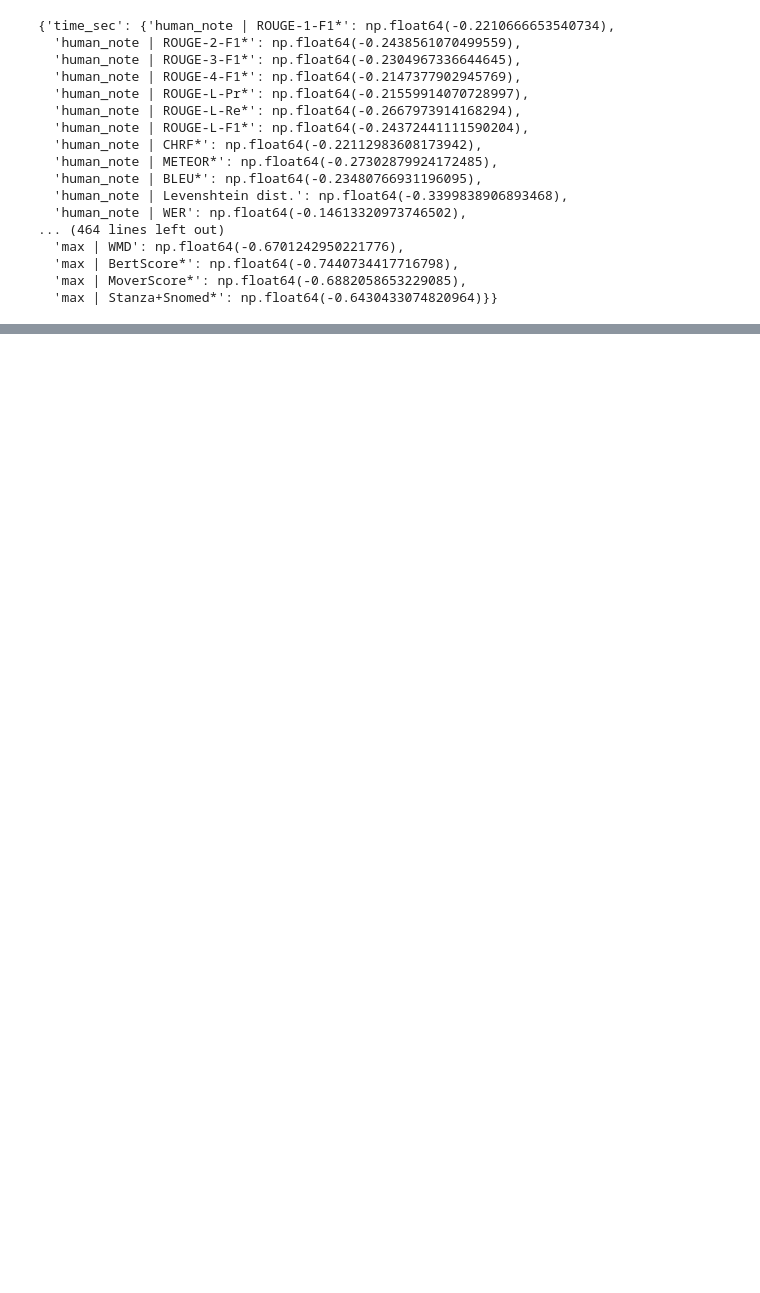
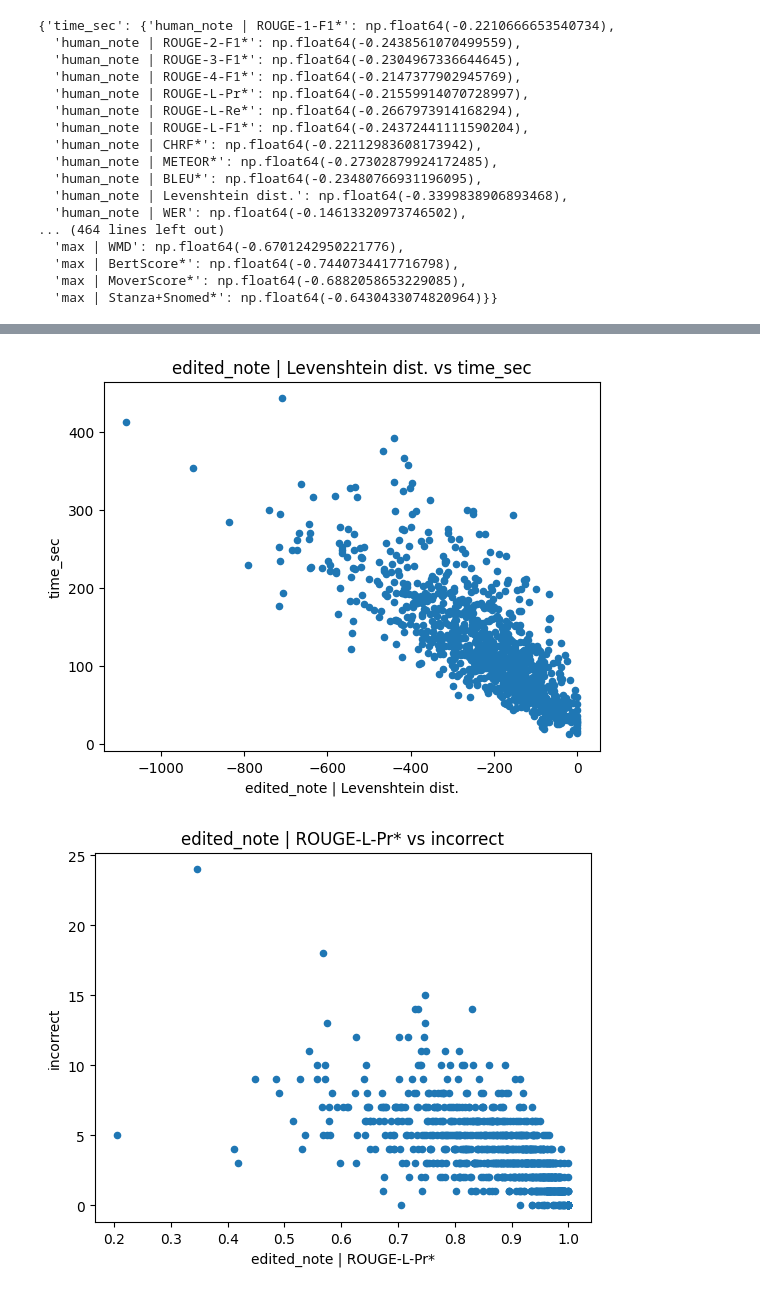
Before and after one commit to SALT-NLP/autometrics, a Jupyter notebook: primock.ipynb, the cells around one changed output, grey strips where cells are left out. Drawn from its saved outputs; the diff is of its cells as text; code cells hidden in the pictures; blank space fills up the shorter version.

```diff
--- a/primock.ipynb
+++ b/primock.ipynb
@@ -31,0 +40,7 @@ train, dev, test = dataset.get_splits(train_ratio=0.2, val_ratio=0.1, seed=42)
+# %%
+for target_column in dataset.target_columns:
+    metric = get_top_metric_by_validation(dev, False, target_column)
+    plot_metric_target_scatterplot(test, metric, target_column)
+# %% [output]
+[figure, added]
+[figure, added]
```
Also changed, not shown: parts of 6 cells of this notebook, 9 other files.
